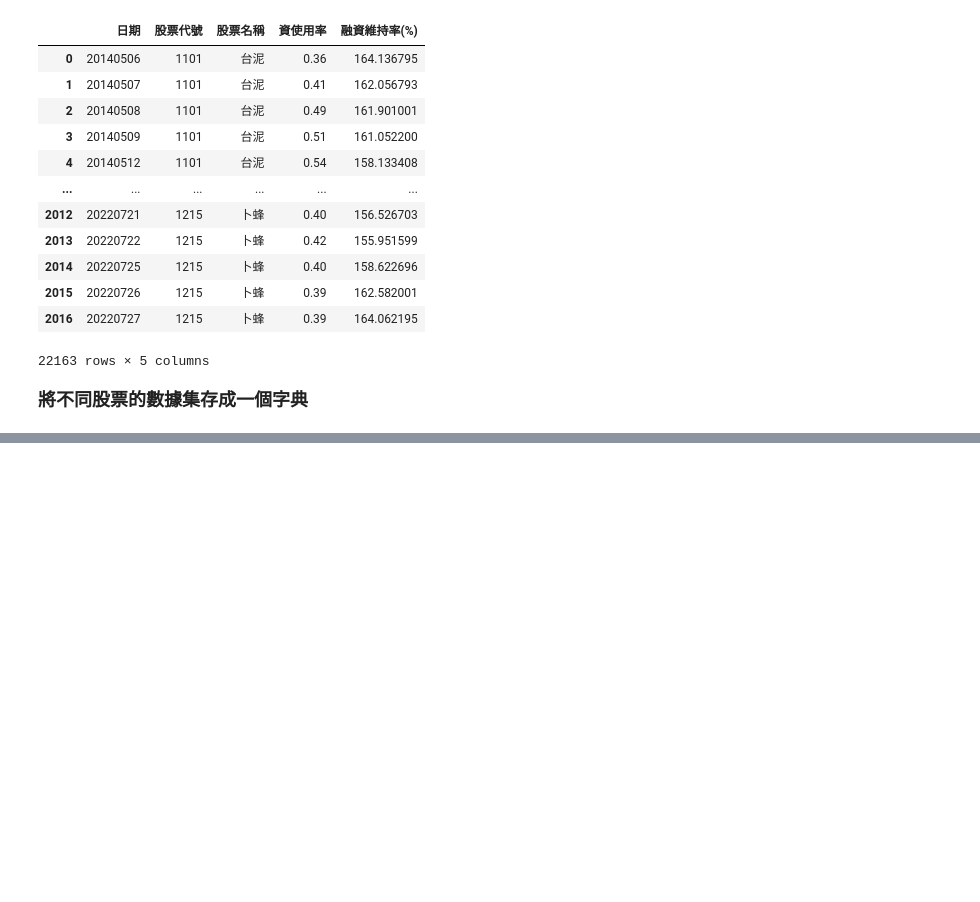
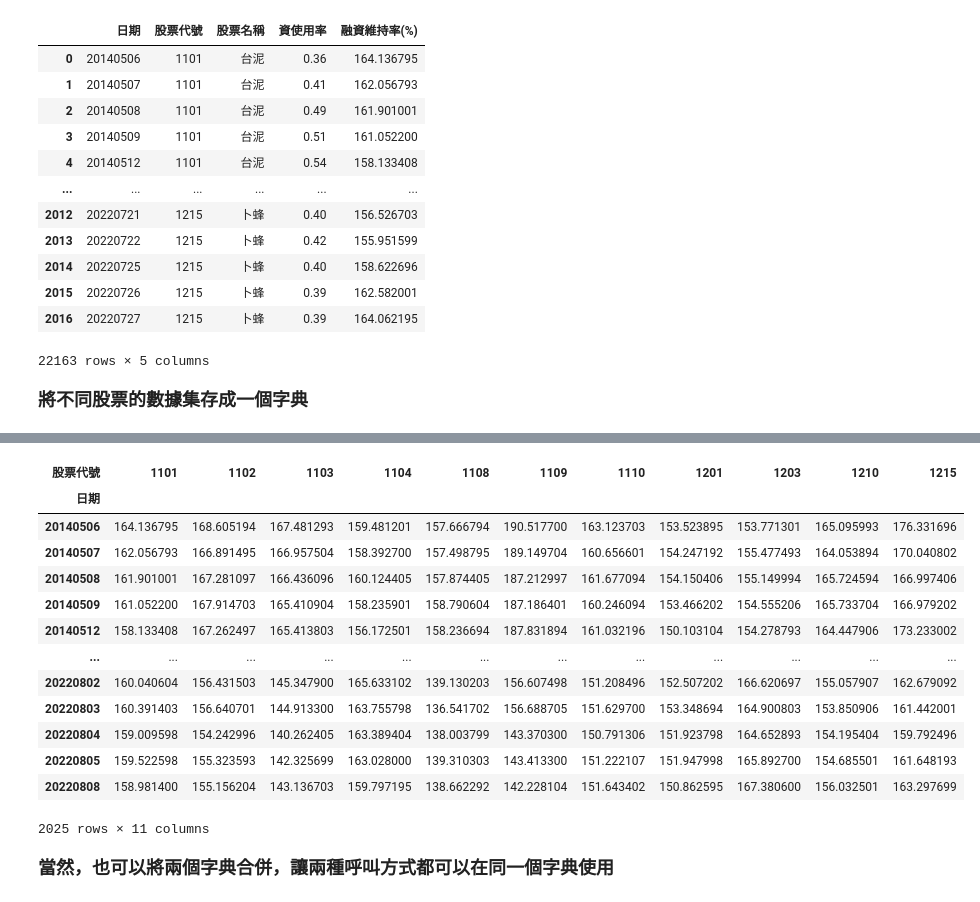
Before and after one commit to ErebusTW/Merge-by-date, a Jupyter notebook: 按日期合併.ipynb, the cells around one changed output, grey strips where cells are left out. Saved outputs shown, nothing was run; the diff lists cells and outputs as text; code cells hidden in the pictures; blank space fills up the shorter version.

```diff
--- a/按日期合併.ipynb
+++ b/按日期合併.ipynb
@@ -343,0 +346,19 @@ data_dict = {str(stock_ls[i]):data_ls[i] for i in range(len(stock_ls))}
+# %%
+data_ls = []
+data_frame = pd.DataFrame()
+for stock_code in tqdm(stock_ls):
+    query = """SELECT  [日期]
+      ,[股票代號]
+      ,[股票名稱]
+      ,[資使用率]
+      ,[融資維持率(%%)]
+    FROM [X01].[dbo].[日融資券排行] WITH(NOLOCK) where 股票代號 = '%s' And 日期 >= 20140506 order by 日期 """ %stock_code
+    df_Financing = pd.read_sql(query, db)
+    data_ls.append(df_Financing)
+    data_frame = pd.concat([data_frame,df_Financing],axis = 0)
+
+feature_ls = data_frame.columns[3:]
+data_pivots_ls = []
+for feature in feature_ls:
+    data_pivot = data_frame.pivot('日期','股票代號',feature)
+    data_pivots_ls.append(data_pivot)
@@ -343,0 +384,22 @@ data_dict = {str(stock_ls[i]):data_ls[i] for i in range(len(stock_ls))}
+# %%
+#樞紐數據集字典
+pivot_dict = {str(feature_ls[i]):data_pivots_ls[i] for i in range(len(feature_ls))}
+# %%
+pivot_dict['融資維持率(%)']
+# %% [output]
+| 股票代號 | 1101 | 1102 | 1103 | 1104 | 1108 | 1109 | 1110 | 1201 | 1203 | 1210 | 1215 |
+| 日期 |  |  |  |  |  |  |  |  |  |  |  |
+| 20140506 | 164.136795 | 168.605194 | 167.481293 | 159.481201 | 157.666794 | 190.517700 | 163.123703 | 153.523895 | 153.771301 | 165.095993 | 176.331696 |
+| 20140507 | 162.056793 | 166.891495 | 166.957504 | 158.392700 | 157.498795 | 189.149704 | 160.656601 | 154.247192 | 155.477493 | 164.053894 | 170.040802 |
+| 20140508 | 161.901001 | 167.281097 | 166.436096 | 160.124405 | 157.874405 | 187.212997 | 161.677094 | 154.150406 | 155.149994 | 165.724594 | 166.997406 |
+| 20140509 | 161.052200 | 167.914703 | 165.410904 | 158.235901 | 158.790604 | 187.186401 | 160.246094 | 153.466202 | 154.555206 | 165.733704 | 166.979202 |
+| 20140512 | 158.133408 | 167.262497 | 165.413803 | 156.172501 | 158.236694 | 187.831894 | 161.032196 | 150.103104 | 154.278793 | 164.447906 | 173.233002 |
+| ... | ... | ... | ... | ... | ... | ... | ... | ... | ... | ... | ... |
+| 20220802 | 160.040604 | 156.431503 | 145.347900 | 165.633102 | 139.130203 | 156.607498 | 151.208496 | 152.507202 | 166.620697 | 155.057907 | 162.679092 |
+| 20220803 | 160.391403 | 156.640701 | 144.913300 | 163.755798 | 136.541702 | 156.688705 | 151.629700 | 153.348694 | 164.900803 | 153.850906 | 161.442001 |
+| 20220804 | 159.009598 | 154.242996 | 140.262405 | 163.389404 | 138.003799 | 143.370300 | 150.791306 | 151.923798 | 164.652893 | 154.195404 | 159.792496 |
+| 20220805 | 159.522598 | 155.323593 | 142.325699 | 163.028000 | 139.310303 | 143.413300 | 151.222107 | 151.947998 | 165.892700 | 154.685501 | 161.648193 |
+| 20220808 | 158.981400 | 155.156204 | 143.136703 | 159.797195 | 138.662292 | 142.228104 | 151.643402 | 150.862595 | 167.380600 | 156.032501 | 163.297699 |
+2025 rows × 11 columns
+# %% [markdown]
+**<font  size=4>當然，也可以將兩個字典合併，讓兩種呼叫方式都可以在同一個字典使用</font>**
```
Also changed, not shown: parts of 6 cells of this notebook.
